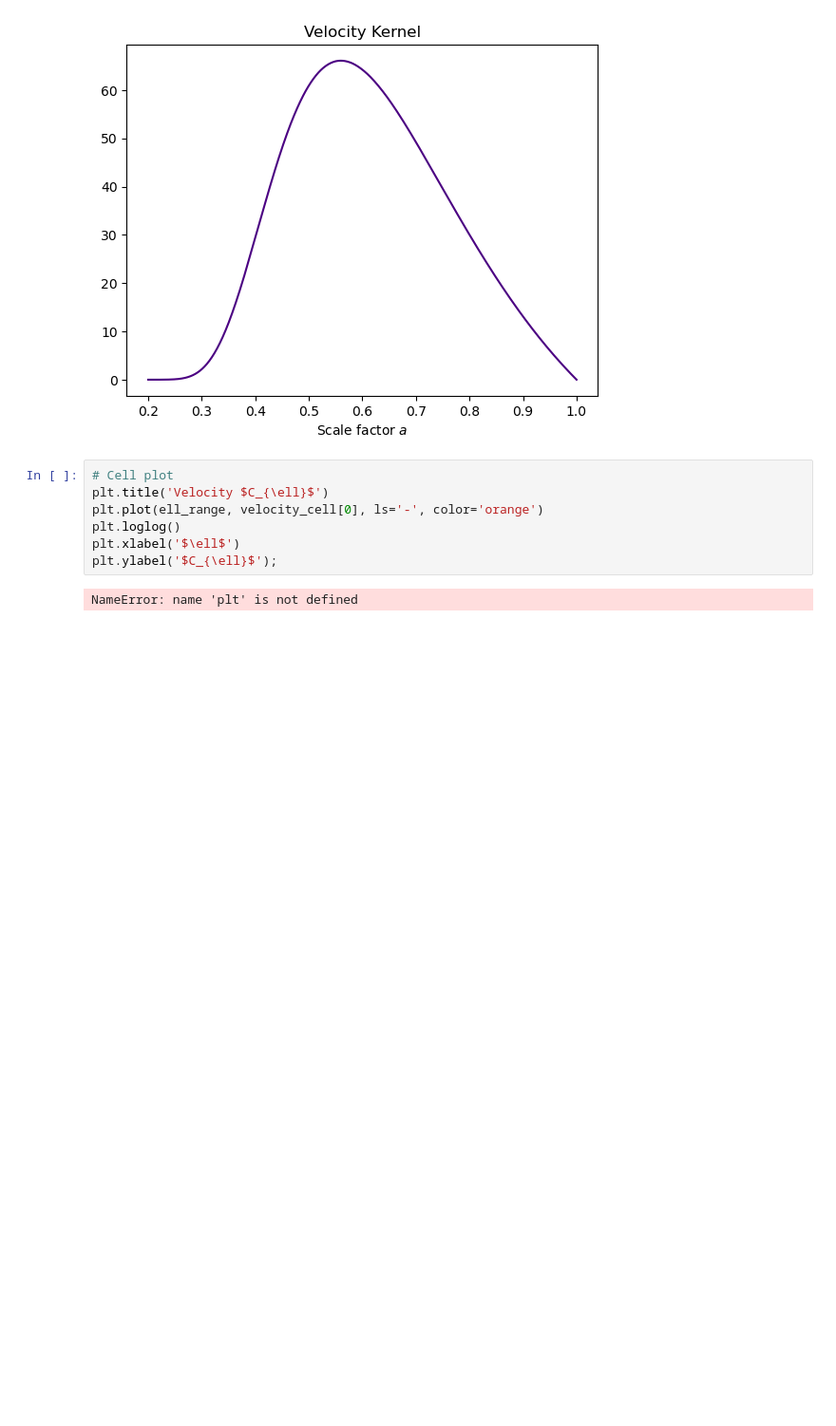
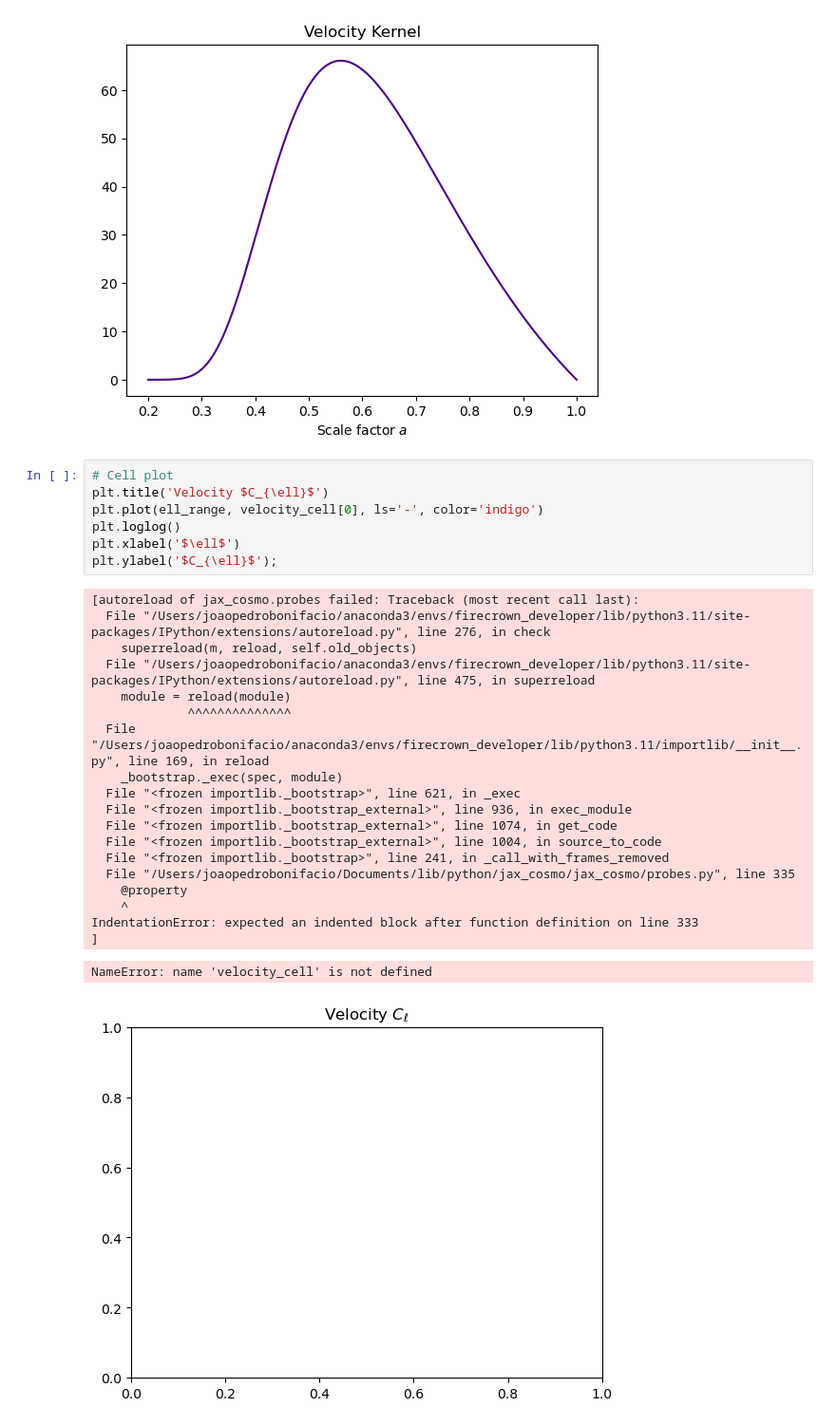
Before and after one commit to JP-Bonifacio/jax_cosmo, a Jupyter notebook: docs/notebooks/velocity_cell.ipynb, the cells around one changed output. Shown at 95% size. Saved outputs shown, nothing was run; the diff lists cells and outputs as text; blank space fills up the shorter version.

Commit message:
Changed color

```diff
--- a/docs/notebooks/velocity_cell.ipynb
+++ b/docs/notebooks/velocity_cell.ipynb
@@ -53,9 +53,28 @@ plt.xlabel('Scale factor $a$');
 # %%
 # Cell plot
 plt.title('Velocity $C_{\ell}$')
-plt.plot(ell_range, velocity_cell[0], ls='-', color='orange')
+plt.plot(ell_range, velocity_cell[0], ls='-', color='indigo')
 plt.loglog()
 plt.xlabel('$\ell$')
 plt.ylabel('$C_{\ell}$');
 # %% [output]
-NameError: name 'plt' is not defined
+[autoreload of jax_cosmo.probes failed: Traceback (most recent call last):
+  File "/Users/joaopedrobonifacio/anaconda3/envs/firecrown_developer/lib/python3.11/site-packages/IPython/extensions/autoreload.py", line 276, in check
+    superreload(m, reload, self.old_objects)
+  File "/Users/joaopedrobonifacio/anaconda3/envs/firecrown_developer/lib/python3.11/site-packages/IPython/extensions/autoreload.py", line 475, in superreload
+    module = reload(module)
+             ^^^^^^^^^^^^^^
+  File "/Users/joaopedrobonifacio/anaconda3/envs/firecrown_developer/lib/python3.11/importlib/__init__.py", line 169, in reload
+    _bootstrap._exec(spec, module)
+  File "<frozen importlib._bootstrap>", line 621, in _exec
+  File "<frozen importlib._bootstrap_external>", line 936, in exec_module
+  File "<frozen importlib._bootstrap_external>", line 1074, in get_code
+  File "<frozen importlib._bootstrap_external>", line 1004, in source_to_code
+  File "<frozen importlib._bootstrap>", line 241, in _call_with_frames_removed
+  File "/Users/joaopedrobonifacio/Documents/lib/python/jax_cosmo/jax_cosmo/probes.py", line 335
+    @property
+    ^
+IndentationError: expected an indented block after function definition on line 333
+]
+NameError: name 'velocity_cell' is not defined
+[figure, added]
```
